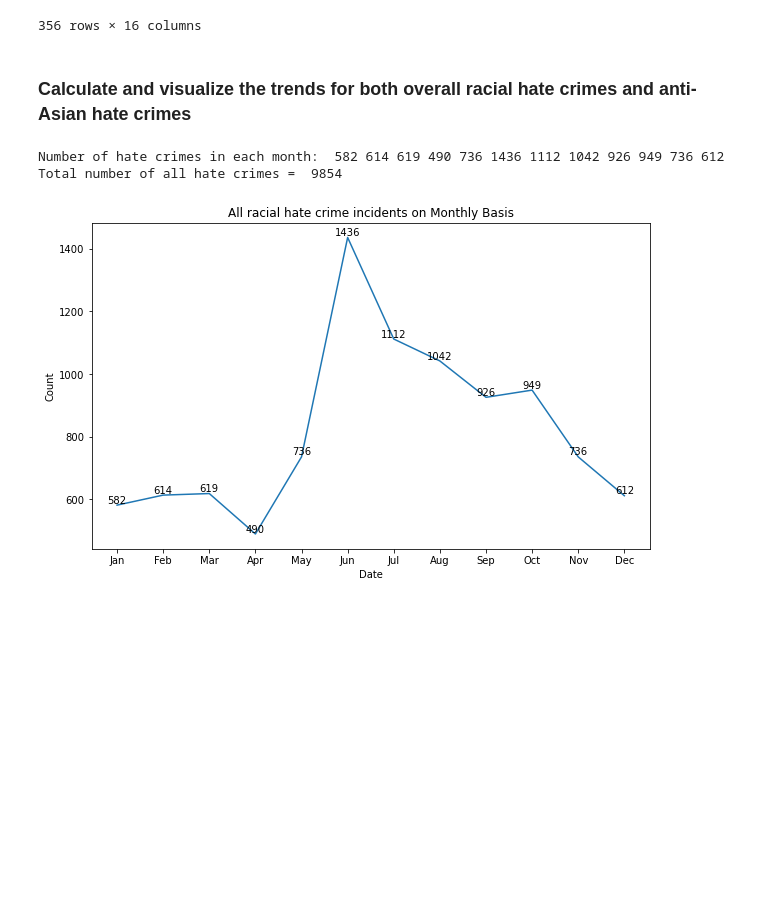
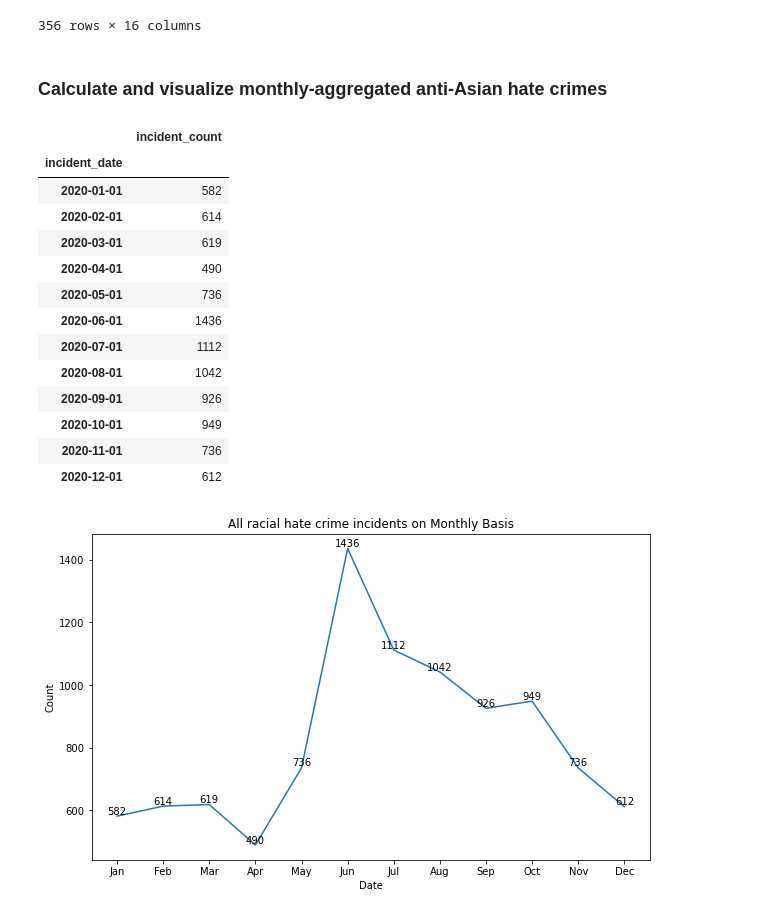
Before and after one commit to macs30200-s23/replication-materials-yuzhouw313, a Jupyter notebook: FBI_hatecrime/crime_analysis.ipynb, the cells around one changed output. Cells and saved outputs as stored; diff of their text form; code cells hidden in the pictures; blank space fills up the shorter version.

```diff
--- a/FBI_hatecrime/crime_analysis.ipynb
+++ b/FBI_hatecrime/crime_analysis.ipynb
@@ -76,4 +70,4 @@ df_asian
 | 2020-12-30 | 1443295 | Anti-Asian | Simple Assault | Not Specified | Not Specified | 0 | ... |
 356 rows × 16 columns
 # %% [markdown]
-### Calculate and visualize the trends for both overall racial hate crimes and anti-Asian hate crimes
+### Calculate and visualize monthly-aggregated anti-Asian hate crimes
@@ -113,12 +74,27 @@ def monthly_count(df):
-# %%
-# Monthly incidents including all racial hate crimes
-jan, feb, mar, apr, may, jun, jul, aug, sep, oct, nov, dec = monthly_count(df)
-total = jan+feb+mar+apr+may+jun+jul+aug+sep+oct+nov+dec
-print('Number of hate crimes in each month: ', jan, feb, mar, apr, may, jun, jul, aug, sep, oct, nov, dec)
-print("Total number of all hate crimes = ", total)
-# %% [output]
-Number of hate crimes in each month:  582 614 619 490 736 1436 1112 1042 926 949 736 612
-Total number of all hate crimes =  9854
+# %%
+monthly_crimes = df.resample('MS').count()
+# %%
+monthly_crimes = monthly_crimes.rename(columns={'incident_id': 'incident_count'})
+monthly_crimes = monthly_crimes.drop(['bias_desc', 'offense_name', 'offender_race', 'offender_ethnicity',
+                     'total_offender_count', 'victim_count', 'location_name', 'data_year',
+                     'division_name', 'region_name', 'population_group_description', 'total_individual_victims',
+                     'victim_types', 'multiple_offense', 'multiple_bias'], axis=1)
+monthly_crimes
+# %% [output]
+|  | incident_count |
+| incident_date |  |
+| 2020-01-01 | 582 |
+| 2020-02-01 | 614 |
+| 2020-03-01 | 619 |
+| 2020-04-01 | 490 |
+| 2020-05-01 | 736 |
+| 2020-06-01 | 1436 |
+| 2020-07-01 | 1112 |
+| 2020-08-01 | 1042 |
+| 2020-09-01 | 926 |
+| 2020-10-01 | 949 |
+| 2020-11-01 | 736 |
+| 2020-12-01 | 612 |
 # %%
 plt.figure(figsize=(10, 6))
 months = ['Jan', 'Feb', 'Mar', 'Apr', 'May', 'Jun', 'Jul', 'Aug', 'Sep', 'Oct', 'Nov', 'Dec']
```
Also changed, not shown: parts of 16 cells of this notebook, 5 other files.
